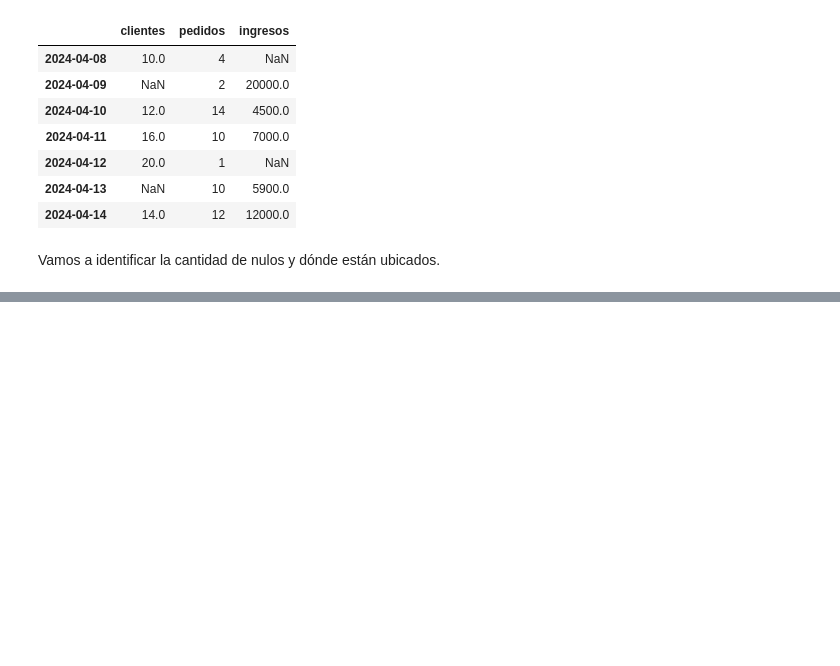
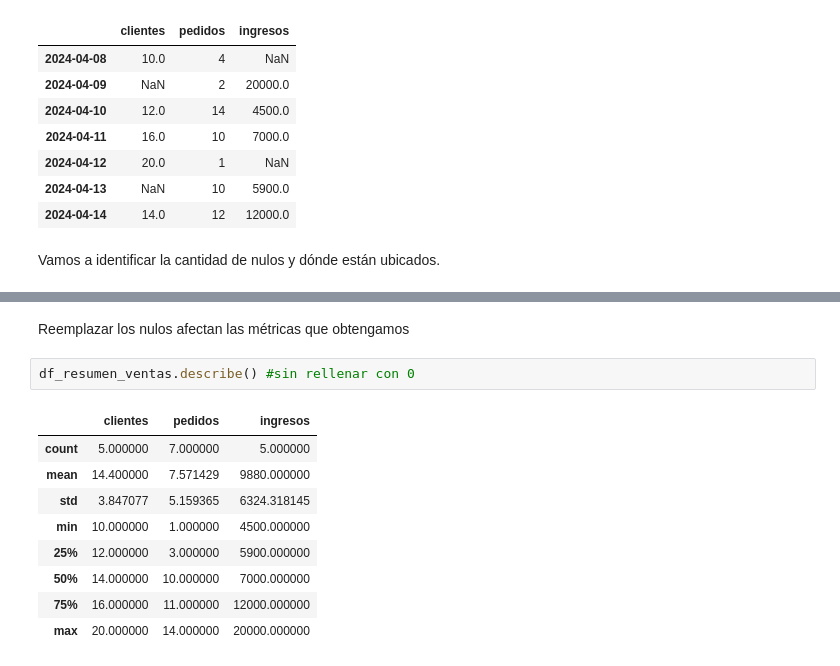
Before and after one commit to sofiagoszko/practicas-analisis-datos, a Jupyter notebook: python/PythonClase10-Pandas-ManejoDeArchivos.ipynb, the cells around one changed output, grey strips where cells are left out. Saved outputs shown, nothing was run; the diff lists cells and outputs as text; blank space fills up the shorter version.

Commit message:
Trabajas con nulos

```diff
--- a/python/PythonClase10-Pandas-ManejoDeArchivos.ipynb
+++ b/python/PythonClase10-Pandas-ManejoDeArchivos.ipynb
@@ -174,0 +218,14 @@ Si la cantidad de nulos no supera el 5%, el archivo no sufrirá cambios al elimi
+# %% [markdown]
+Reemplazar los nulos afectan las métricas que obtengamos
+# %%
+df_resumen_ventas.describe() #sin rellenar con 0
+# %% [output]
+|  | clientes | pedidos | ingresos |
+| count | 5.000000 | 7.000000 | 5.000000 |
+| mean | 14.400000 | 7.571429 | 9880.000000 |
+| std | 3.847077 | 5.159365 | 6324.318145 |
+| min | 10.000000 | 1.000000 | 4500.000000 |
+| 25% | 12.000000 | 3.000000 | 5900.000000 |
+| 50% | 14.000000 | 10.000000 | 7000.000000 |
+| 75% | 16.000000 | 11.000000 | 12000.000000 |
+| max | 20.000000 | 14.000000 | 20000.000000 |
```
Also changed, not shown: parts of 25 cells of this notebook.
